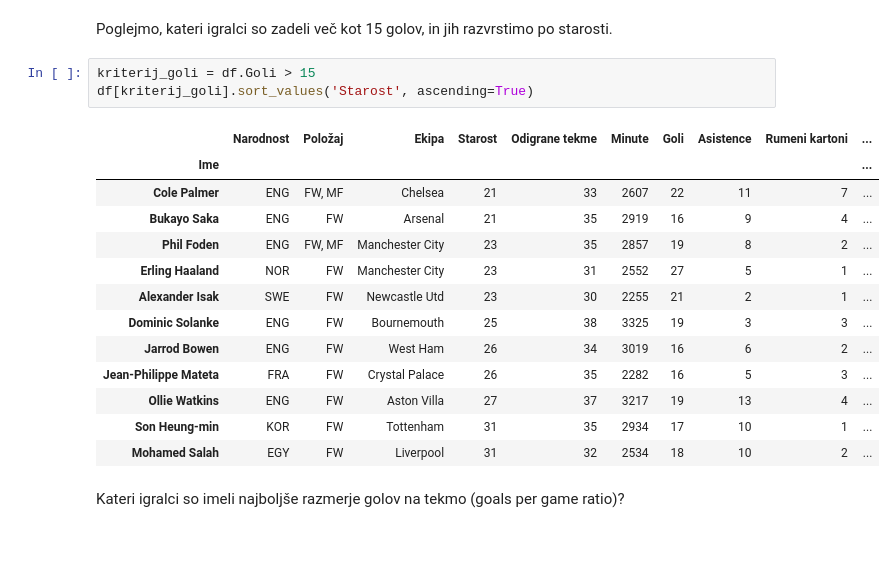
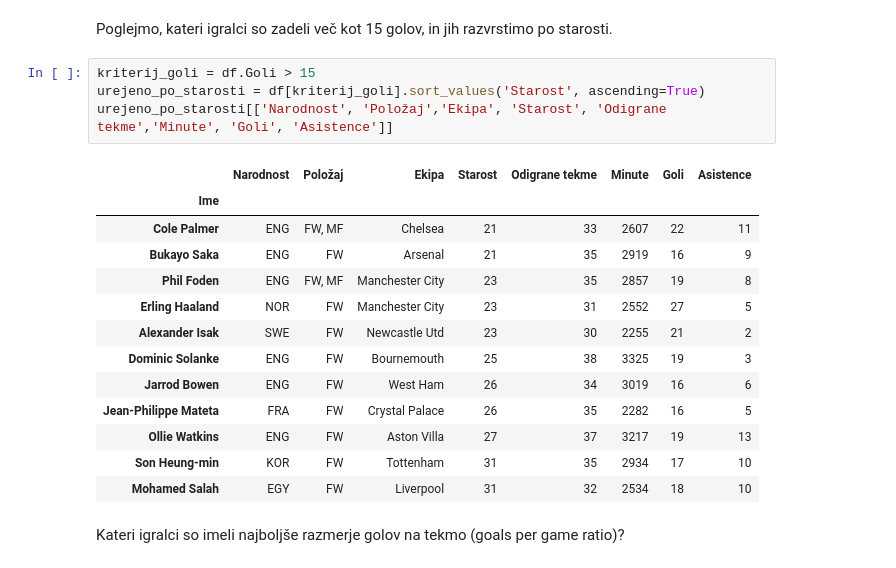
Before and after one commit to AjdaKmetic/Projektna_naloga_UVP, a Jupyter notebook: analiza.ipynb, the cells around one changed output. Saved outputs shown, nothing was run; the diff lists cells and outputs as text.

```diff
--- a/analiza.ipynb
+++ b/analiza.ipynb
@@ -52,21 +52,22 @@ urejeno_goli_asistence
 Poglejmo, kateri igralci so zadeli več kot 15 golov, in jih razvrstimo po starosti.
 # %%
 kriterij_goli = df.Goli > 15
-df[kriterij_goli].sort_values('Starost', ascending=True)
+urejeno_po_starosti = df[kriterij_goli].sort_values('Starost', ascending=True)
+urejeno_po_starosti[['Narodnost', 'Položaj','Ekipa', 'Starost', 'Odigrane tekme','Minute', 'Goli', 'Asistence']]
 # %% [output]
-|  | Narodnost | Položaj | Ekipa | Starost | Odigrane tekme | Minute | Goli | Asistence | Rumeni kartoni | ... |
-| Ime |  |  |  |  |  |  |  |  |  | ... |
-| Cole Palmer | ENG | FW, MF | Chelsea | 21 | 33 | 2607 | 22 | 11 | 7 | ... |
-| Bukayo Saka | ENG | FW | Arsenal | 21 | 35 | 2919 | 16 | 9 | 4 | ... |
-| Phil Foden | ENG | FW, MF | Manchester City | 23 | 35 | 2857 | 19 | 8 | 2 | ... |
-| Erling Haaland | NOR | FW | Manchester City | 23 | 31 | 2552 | 27 | 5 | 1 | ... |
-| Alexander Isak | SWE | FW | Newcastle Utd | 23 | 30 | 2255 | 21 | 2 | 1 | ... |
-| Dominic Solanke | ENG | FW | Bournemouth | 25 | 38 | 3325 | 19 | 3 | 3 | ... |
-| Jarrod Bowen | ENG | FW | West Ham | 26 | 34 | 3019 | 16 | 6 | 2 | ... |
-| Jean-Philippe Mateta | FRA | FW | Crystal Palace | 26 | 35 | 2282 | 16 | 5 | 3 | ... |
-| Ollie Watkins | ENG | FW | Aston Villa | 27 | 37 | 3217 | 19 | 13 | 4 | ... |
-| Son Heung-min | KOR | FW | Tottenham | 31 | 35 | 2934 | 17 | 10 | 1 | ... |
-| Mohamed Salah | EGY | FW | Liverpool | 31 | 32 | 2534 | 18 | 10 | 2 | ... |
+|  | Narodnost | Položaj | Ekipa | Starost | Odigrane tekme | Minute | Goli | Asistence |
+| Ime |  |  |  |  |  |  |  |  |
+| Cole Palmer | ENG | FW, MF | Chelsea | 21 | 33 | 2607 | 22 | 11 |
+| Bukayo Saka | ENG | FW | Arsenal | 21 | 35 | 2919 | 16 | 9 |
+| Phil Foden | ENG | FW, MF | Manchester City | 23 | 35 | 2857 | 19 | 8 |
+| Erling Haaland | NOR | FW | Manchester City | 23 | 31 | 2552 | 27 | 5 |
+| Alexander Isak | SWE | FW | Newcastle Utd | 23 | 30 | 2255 | 21 | 2 |
+| Dominic Solanke | ENG | FW | Bournemouth | 25 | 38 | 3325 | 19 | 3 |
+| Jarrod Bowen | ENG | FW | West Ham | 26 | 34 | 3019 | 16 | 6 |
+| Jean-Philippe Mateta | FRA | FW | Crystal Palace | 26 | 35 | 2282 | 16 | 5 |
+| Ollie Watkins | ENG | FW | Aston Villa | 27 | 37 | 3217 | 19 | 13 |
+| Son Heung-min | KOR | FW | Tottenham | 31 | 35 | 2934 | 17 | 10 |
+| Mohamed Salah | EGY | FW | Liverpool | 31 | 32 | 2534 | 18 | 10 |
 # %% [markdown]
 Kateri igralci so imeli najboljše razmerje golov na tekmo (goals per game ratio)?
 # %%
```
Also changed, not shown: parts of 9 cells of this notebook.
